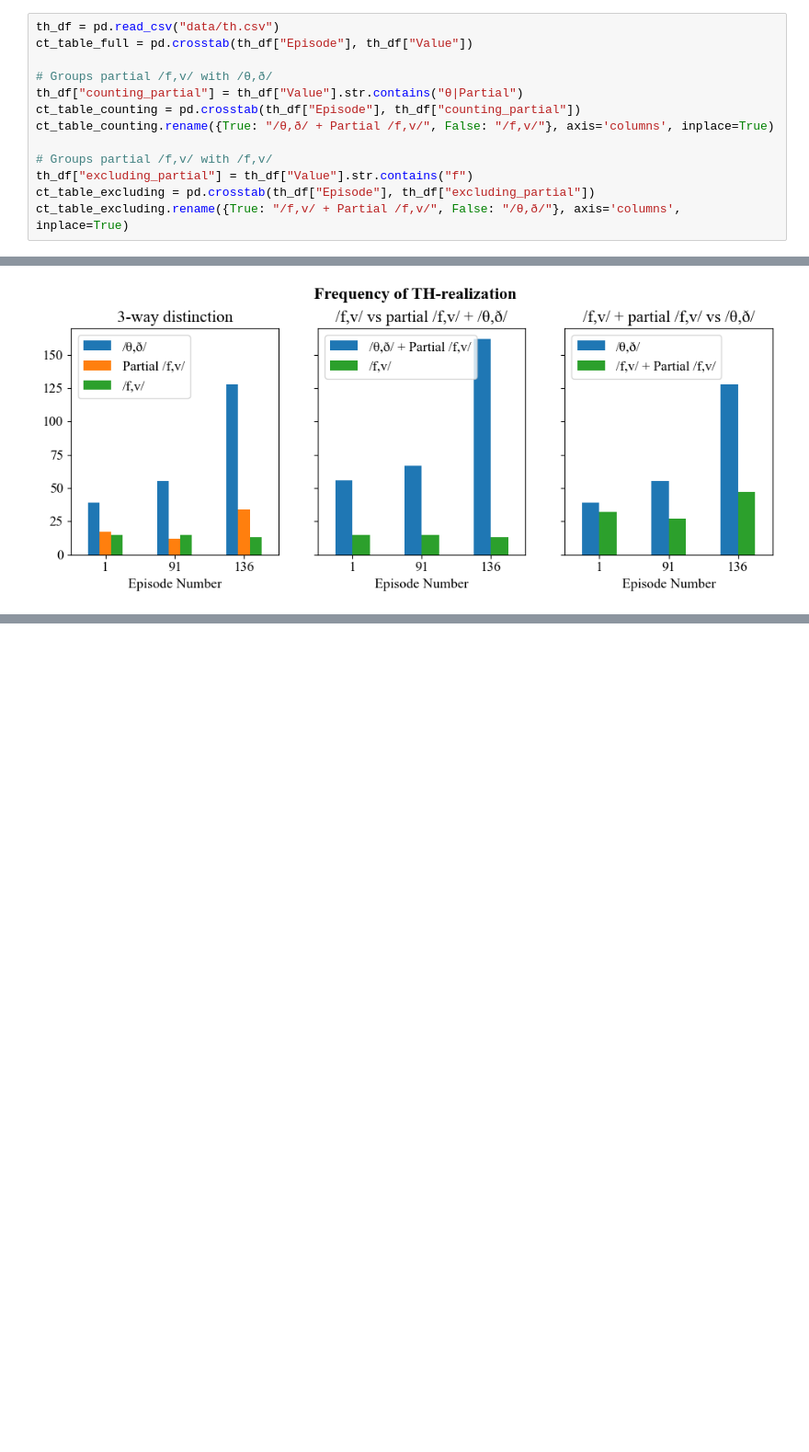
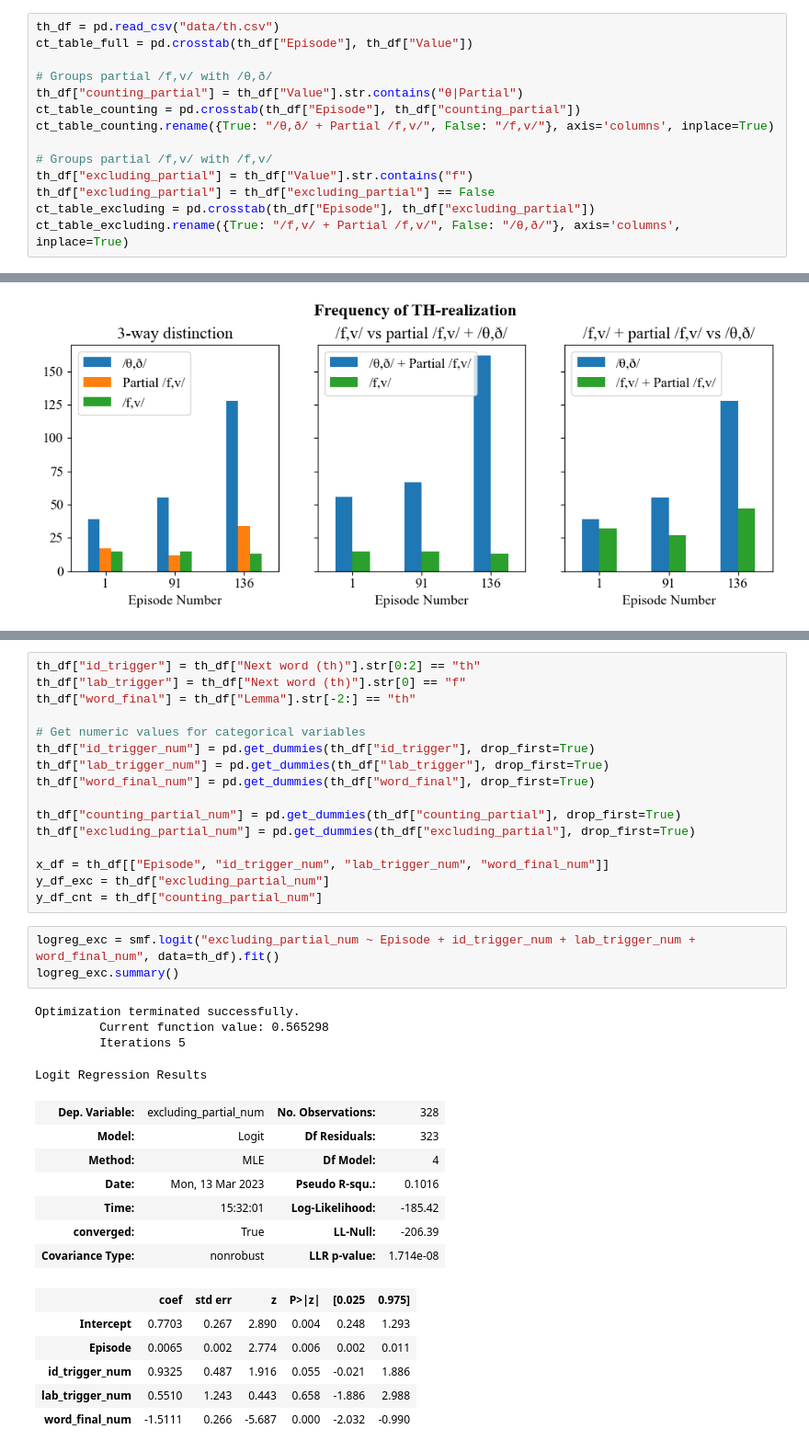
Before and after one commit to jopetty/cortex-socio, a Jupyter notebook: th-fronting.ipynb, the cells around one changed output, grey strips where cells are left out. Shown at 92% size. Saved outputs shown, nothing was run; the diff lists cells and outputs as text; blank space fills up the shorter version.

Commit message:
add logreg to notebook

```diff
--- a/th-fronting.ipynb
+++ b/th-fronting.ipynb
@@ -13,5 +19,6 @@ ct_table_counting.rename({True: "/θ,ð/ + Partial /f,v/", False: "/f,v/"}, axis
 
 # Groups partial /f,v/ with /f,v/
 th_df["excluding_partial"] = th_df["Value"].str.contains("f")
+th_df["excluding_partial"] = th_df["excluding_partial"] == False
 ct_table_excluding = pd.crosstab(th_df["Episode"], th_df["excluding_partial"])
 ct_table_excluding.rename({True: "/f,v/ + Partial /f,v/", False: "/θ,ð/"}, axis='columns', inplace=True)
@@ -120,0 +118,37 @@ Name: False, dtype: int64
+# %%
+th_df["id_trigger"] = th_df["Next word (th)"].str[0:2] == "th"
+th_df["lab_trigger"] = th_df["Next word (th)"].str[0] == "f"
+th_df["word_final"] = th_df["Lemma"].str[-2:] == "th"
+
+# Get numeric values for categorical variables
+th_df["id_trigger_num"] = pd.get_dummies(th_df["id_trigger"], drop_first=True)
+th_df["lab_trigger_num"] = pd.get_dummies(th_df["lab_trigger"], drop_first=True)
+th_df["word_final_num"] = pd.get_dummies(th_df["word_final"], drop_first=True)
+
+th_df["counting_partial_num"] = pd.get_dummies(th_df["counting_partial"], drop_first=True)
+th_df["excluding_partial_num"] = pd.get_dummies(th_df["excluding_partial"], drop_first=True)
+
+x_df = th_df[["Episode", "id_trigger_num", "lab_trigger_num", "word_final_num"]]
+y_df_exc = th_df["excluding_partial_num"]
+y_df_cnt = th_df["counting_partial_num"]
+# %%
+logreg_exc = smf.logit("excluding_partial_num ~ Episode + id_trigger_num + lab_trigger_num + word_final_num", data=th_df).fit()
+logreg_exc.summary()
+# %% [output]
+Optimization terminated successfully.
+         Current function value: 0.565298
+         Iterations 5
+Logit Regression Results
+| Dep. Variable: | excluding_partial_num | No. Observations: | 328 |
+| Model: | Logit | Df Residuals: | 323 |
+| Method: | MLE | Df Model: | 4 |
+| Date: | Mon, 13 Mar 2023 | Pseudo R-squ.: | 0.1016 |
+| Time: | 15:32:01 | Log-Likelihood: | -185.42 |
+| converged: | True | LL-Null: | -206.39 |
+| Covariance Type: | nonrobust | LLR p-value: | 1.714e-08 |
+|  | coef | std err | z | P>|z| | [0.025 | 0.975] |
+| Intercept | 0.7703 | 0.267 | 2.890 | 0.004 | 0.248 | 1.293 |
+| Episode | 0.0065 | 0.002 | 2.774 | 0.006 | 0.002 | 0.011 |
+| id_trigger_num | 0.9325 | 0.487 | 1.916 | 0.055 | -0.021 | 1.886 |
+| lab_trigger_num | 0.5510 | 1.243 | 0.443 | 0.658 | -1.886 | 2.988 |
+| word_final_num | -1.5111 | 0.266 | -5.687 | 0.000 | -2.032 | -0.990 |
```
Also changed, not shown: parts of 11 cells of this notebook.
